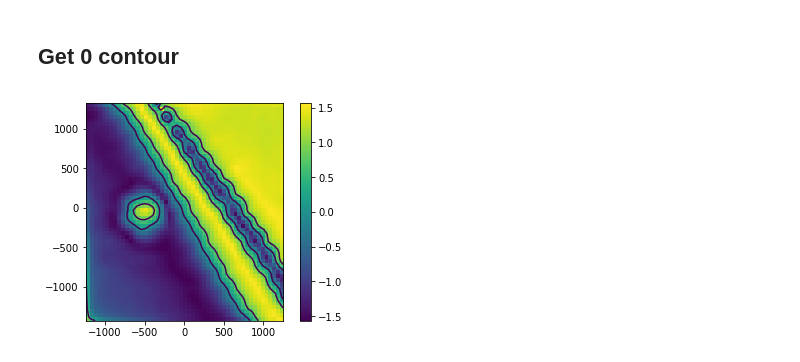
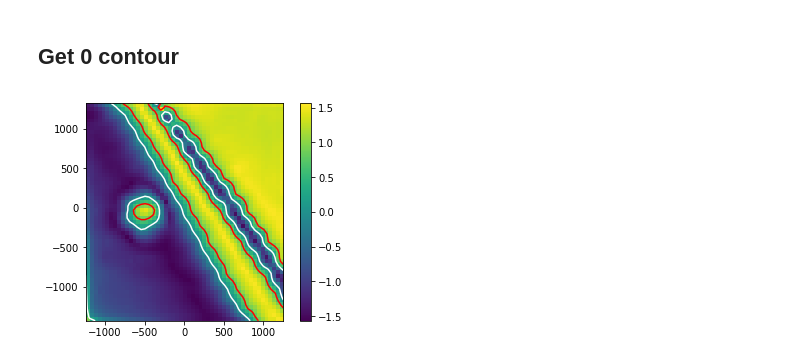
Before and after one commit to geoscixyz/Toolkit, a Jupyter notebook: Notebooks/Synthetic_Tilt_Depth_Estimation.ipynb, the cells around one changed output. Cells and saved outputs as stored; diff of their text form; code cells hidden in the pictures.

Commit message:
Add notebook for tilt/depth

```diff
--- a/Notebooks/Synthetic_Tilt_Depth_Estimation.ipynb
+++ b/Notebooks/Synthetic_Tilt_Depth_Estimation.ipynb
@@ -36,13 +36,13 @@ tilt = filters.tiltAngle
 # %%
 xLoc = np.asarray(range(dataGrid.nx))*dataGrid.dx+dataGrid.limits[0]
 yLoc = np.asarray(range(dataGrid.ny))*dataGrid.dy+dataGrid.limits[2]
 X, Y = np.meshgrid(xLoc, yLoc)
 
 axs = plt.subplot()
 plt.imshow(tilt, extent=(X.min(), X.max(), Y.min(), Y.max()), origin='lower')
 plt.colorbar()
-C_0 = plt.contour(X,Y,tilt, levels=[0], color='w')
-C_45 = plt.contour(X,Y,tilt, levels=[np.pi/4.], color='r')
+C_0 = plt.contour(X,Y,tilt, levels=[0], colors='w')
+C_45 = plt.contour(X,Y,tilt, levels=[np.pi/4.], colors='r')
 axs.set_aspect('equal')
 # %% [output]
-[figure, old version]
+[figure, new version]
```
Also changed, not shown: parts of 4 cells of this notebook.
